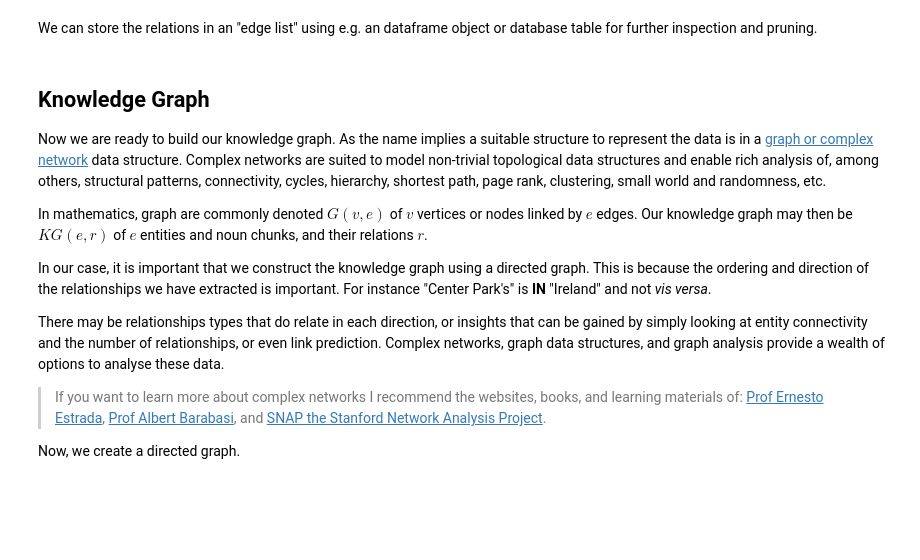
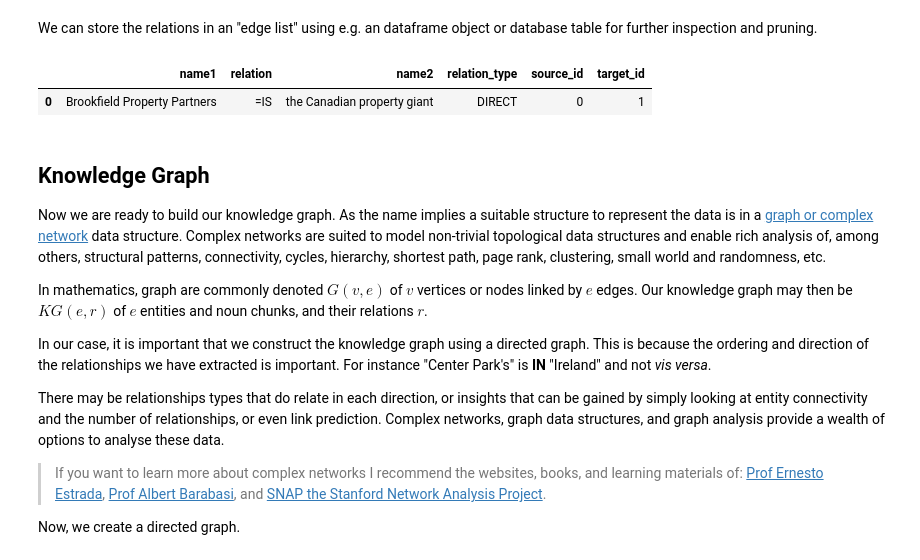
Before and after one commit to bpostance/learn_data_science, a Jupyter notebook: NLP/04_KnowledgeGraph/0.0-relation-extraction-rule-based.ipynb, the cells around one changed output. Drawn from its saved outputs; the diff is of its cells as text; code cells hidden in the pictures; blank space fills up the shorter version.

```diff
--- a/NLP/04_KnowledgeGraph/0.0-relation-extraction-rule-based.ipynb
+++ b/NLP/04_KnowledgeGraph/0.0-relation-extraction-rule-based.ipynb
@@ -241,0 +356,39 @@ for sent in list(doc.sents)[:]:
+# %%
+SUBJECTS = ["nsubj", "nsubjpass", "csubj", "csubjpass", "agent", "expl"]
+OBJECTS = ["pobj","dobj", "dative", "attr", "oprd"]
+SUB_OBJ = SUBJECTS+OBJECTS
+
+feature = [  "ROOT",
+             "aux","relcl",
+             "acomp", "advcl", "advmod", "amod", "appos", "nn", "nmod", "ccomp", "complm",
+             "hmod", "infmod", "xcomp", "rcmod", "poss"," possessive",
+             "compound",
+             "prep"
+          ]
+
+relations = list()
+
+for enum,sent in enumerate(doc.sents):
+    if enum > 0:
+        break
+    print(enum,sent)
+
+    sentence_entities = {i:v for i,v in entities.items() if v['sentence'] == enum}
+
+    for e in sentence_entities.values():
+        print('\n',e)
+#         prev = list()
+#         for t in doc[e['span'].end:sent.end]: # from entity to end of sentence
+
+#             if t.dep_ in SUB_OBJ:#['pobj','nsubj','dojb']:
+#                 terms = doc[e['span'].end:t.i]
+#                 print(terms)
+#                 rels = [t for t in terms if t.dep_ in feature if t.idx not in prev]
+#                 prev.extend([x.idx for x in rels]) # previous terms
+
+
+#                 if len(rels) > 0:
+#                     rels = ' '.join([x.text for x in rels])
+#                     print('\tr:',rels)
+
+#                     relations.append((e['span'].text,rels,t.text,'ENT_POS'))
@@ -253,7 +420,8 @@ def get_ent_pos_relations(doc, sentence_entities):
                  "acomp", "advcl", "advmod", "amod", "appos", "nn", "nmod", "ccomp", "complm",
                  "hmod", "infmod", "xcomp", "rcmod", "poss"," possessive",
                  "compound",
-                 "prep"]
+                 "prep"
+              ]
 
     relations = list()
     for e in sentence_entities.values():
@@ -285,9 +491,12 @@ We can store the relations in an "edge list" using e.g. an dataframe object or d
 # %%
 entity_relationships = pd.DataFrame(relations,columns=['name1','relation','name2','relation_type'])
 entity_map = {x:e for e,x in enumerate(pd.unique(entity_relationships[['name1','name2']].values.ravel()))}
 entity_relationships['source_id'] = entity_relationships['name1'].map(entity_map)
 entity_relationships['target_id'] = entity_relationships['name2'].map(entity_map)
-entity_relationships[:3]
+entity_relationships
+# %% [output]
+|  | name1 | relation | name2 | relation_type | source_id | target_id |
+| 0 | Brookfield Property Partners | =IS | the Canadian property giant | DIRECT | 0 | 1 |
 # %% [markdown]
 ## Knowledge Graph
 
```
Also changed, not shown: parts of 34 cells of this notebook, 2 other files.
